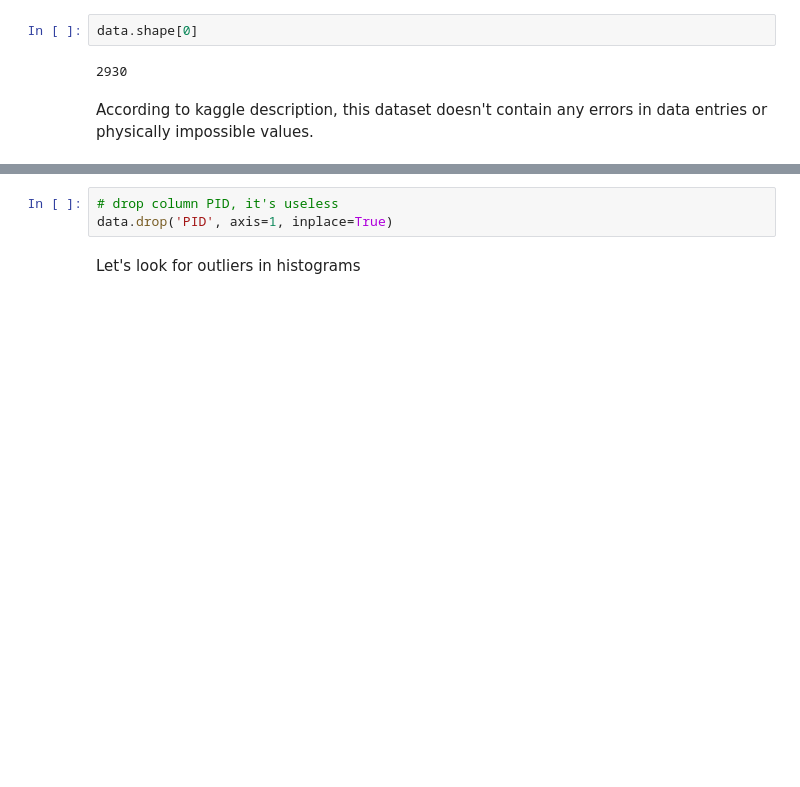
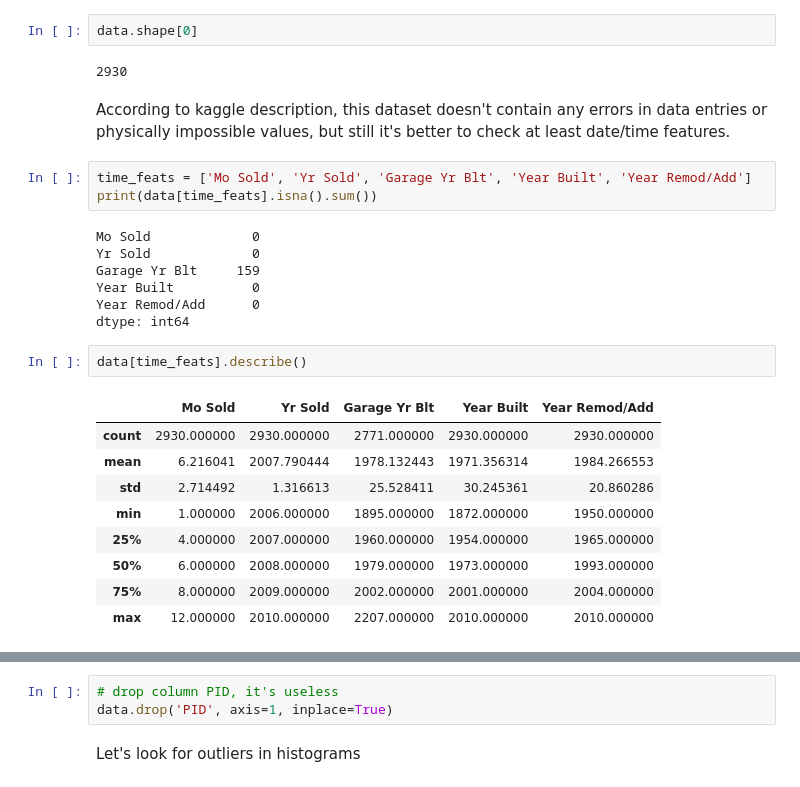
Before and after one commit to vinnibuh/AmesHousing, a Jupyter notebook: DataCleansing.ipynb, the cells around one changed output, grey strips where cells are left out. Saved outputs shown, nothing was run; the diff lists cells and outputs as text; blank space fills up the shorter version.

```diff
--- a/DataCleansing.ipynb
+++ b/DataCleansing.ipynb
@@ -23,4 +23,26 @@ data.shape[0]
 # %% [output]
 2930
 # %% [markdown]
-According to kaggle description, this dataset doesn't contain any errors in data entries or physically impossible values.
+According to kaggle description, this dataset doesn't contain any errors in data entries or physically impossible values, but still it's better to check at least date/time features.
+# %%
+time_feats = ['Mo Sold', 'Yr Sold', 'Garage Yr Blt', 'Year Built', 'Year Remod/Add']
+print(data[time_feats].isna().sum())
+# %% [output]
+Mo Sold             0
+Yr Sold             0
+Garage Yr Blt     159
+Year Built          0
+Year Remod/Add      0
+dtype: int64
+# %%
+data[time_feats].describe()
+# %% [output]
+|  | Mo Sold | Yr Sold | Garage Yr Blt | Year Built | Year Remod/Add |
+| count | 2930.000000 | 2930.000000 | 2771.000000 | 2930.000000 | 2930.000000 |
+| mean | 6.216041 | 2007.790444 | 1978.132443 | 1971.356314 | 1984.266553 |
+| std | 2.714492 | 1.316613 | 25.528411 | 30.245361 | 20.860286 |
+| min | 1.000000 | 2006.000000 | 1895.000000 | 1872.000000 | 1950.000000 |
+| 25% | 4.000000 | 2007.000000 | 1960.000000 | 1954.000000 | 1965.000000 |
+| 50% | 6.000000 | 2008.000000 | 1979.000000 | 1973.000000 | 1993.000000 |
+| 75% | 8.000000 | 2009.000000 | 2002.000000 | 2001.000000 | 2004.000000 |
+| max | 12.000000 | 2010.000000 | 2207.000000 | 2010.000000 | 2010.000000 |
```
Also changed, not shown: parts of 15 cells of this notebook, 1 other file.
